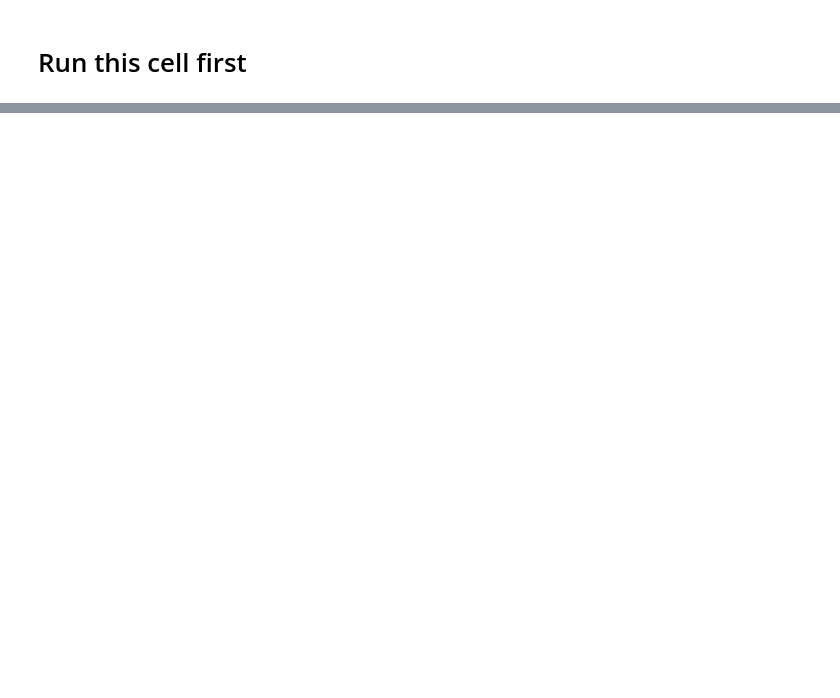
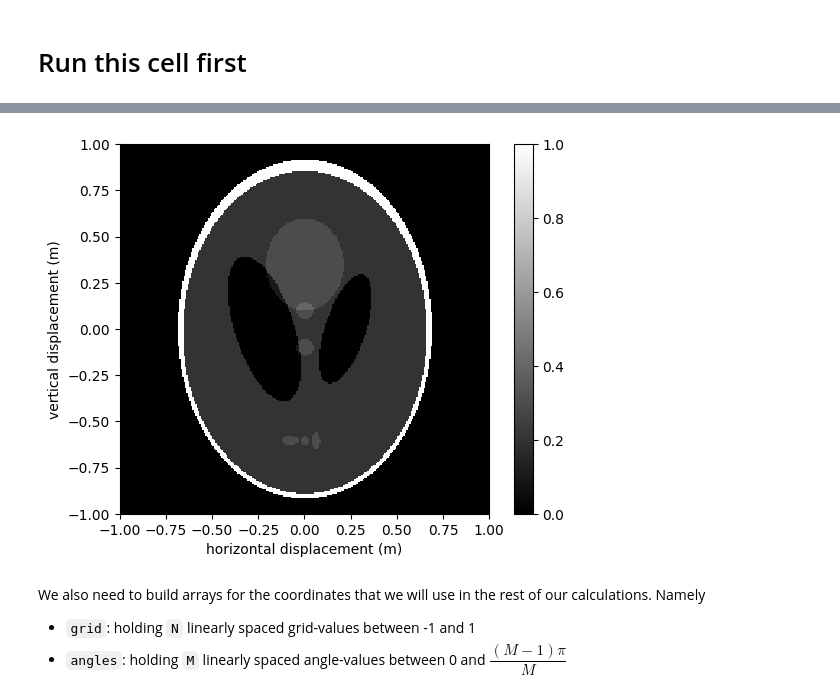
Before and after one commit to autofeedback-exercises/exercises, a Jupyter notebook: MTH2021/Radon/Radon.ipynb, the cells around one changed output, grey strips where cells are left out. Cells and saved outputs as stored; diff of their text form; code cells hidden in the pictures; blank space fills up the shorter version.

```diff
--- a/MTH2021/Radon/Radon.ipynb
+++ b/MTH2021/Radon/Radon.ipynb
@@ -97,0 +40,19 @@ runtest(['test_graph1'])
+# %%
+import numpy as np
+import matplotlib.pyplot as plt
+import scipy
+
+N= 256 # This defines the dimension of the image: 256X256 pixels
+phantom = sheplog(N)
+plt.imshow(phantom, cmap='gray', interpolation='none', aspect='equal', extent=[-1, 1, -1, 1])
+plt.colorbar()
+plt.xlabel('horizontal displacement (m)')
+plt.ylabel('vertical displacement (m)')
+plt.show()
+# %% [output]
+[figure, added]
+# %% [markdown]
+We also need to build arrays for the coordinates that we will use in the rest of our calculations. Namely
+
+* `grid`: holding `N` linearly spaced grid-values between -1 and 1
+* `angles`: holding `M` linearly spaced angle-values between 0 and $\dfrac{(M-1)\pi}{M}$
```
Also changed, not shown: parts of 18 cells of this notebook.
